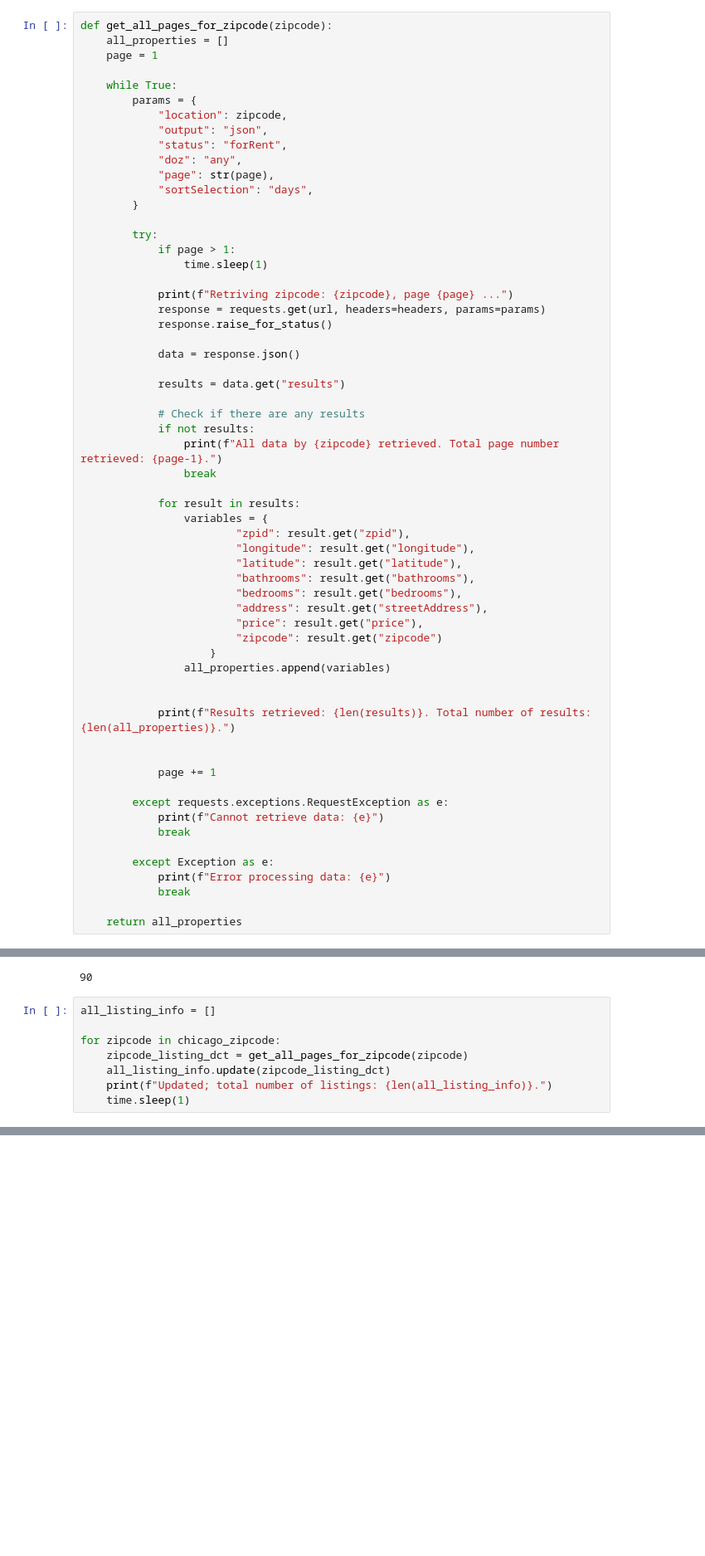
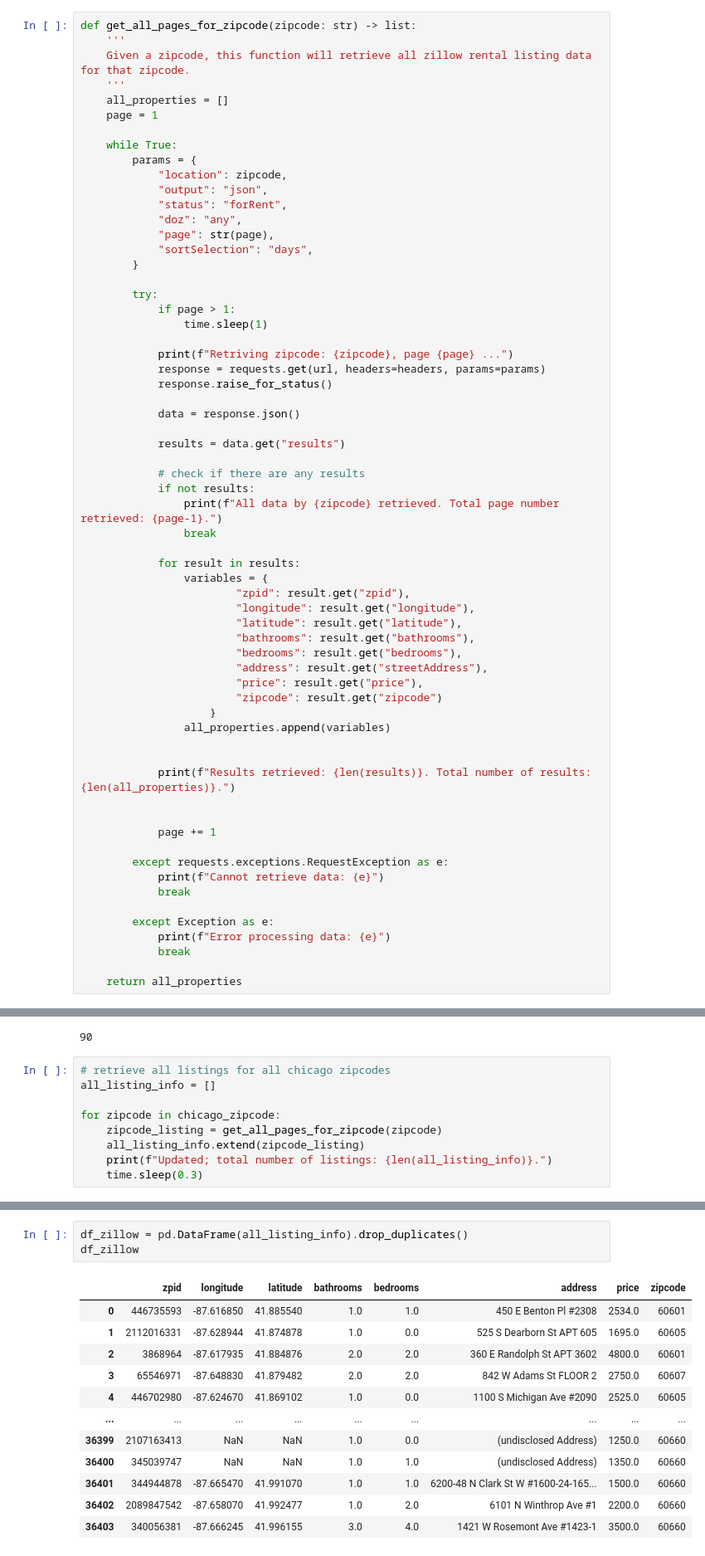
Before and after one commit to yiningYvette/Dollar_Hub, a Jupyter notebook: zillow-listing-data/zillow-data-scraper.ipynb, the cells around one changed output, grey strips where cells are left out. Shown at 83% size. Saved outputs shown, nothing was run; the diff lists cells and outputs as text; blank space fills up the shorter version.

```diff
--- a/zillow-listing-data/zillow-data-scraper.ipynb
+++ b/zillow-listing-data/zillow-data-scraper.ipynb
@@ -12,7 +12,10 @@ headers = {
 	"x-rapidapi-host": "zillow56.p.rapidapi.com"
 }
 # %%
-def get_all_pages_for_zipcode(zipcode):
+def get_all_pages_for_zipcode(zipcode: str) -> list:
+    '''
+    Given a zipcode, this function will retrieve all zillow rental listing data for that zipcode.
+    '''
     all_properties = []
     page = 1
 
@@ -38,7 +41,7 @@ def get_all_pages_for_zipcode(zipcode):
 
             results = data.get("results")
 
-            # Check if there are any results
+            # check if there are any results
             if not results:
                 print(f"All data by {zipcode} retrieved. Total page number retrieved: {page-1}.")
                 break
@@ -114,13 +131,14 @@ len(chicago_zipcode)
 # %% [output]
 90
 # %%
+# retrieve all listings for all chicago zipcodes
 all_listing_info = []
 
 for zipcode in chicago_zipcode:
-    zipcode_listing_dct = get_all_pages_for_zipcode(zipcode)
-    all_listing_info.update(zipcode_listing_dct)
+    zipcode_listing = get_all_pages_for_zipcode(zipcode)
+    all_listing_info.extend(zipcode_listing)
     print(f"Updated; total number of listings: {len(all_listing_info)}.")
-    time.sleep(1)
+    time.sleep(0.3)
 # %% [output]
 Retriving zipcode: 60693, page 1 ...
 Results retrieved: 1. Total number of results: 1.
@@ -142,0 +186,16 @@ KeyboardInterrupt:
+# %%
+df_zillow = pd.DataFrame(all_listing_info).drop_duplicates()
+df_zillow
+# %% [output]
+|  | zpid | longitude | latitude | bathrooms | bedrooms | address | price | zipcode |
+| 0 | 446735593 | -87.616850 | 41.885540 | 1.0 | 1.0 | 450 E Benton Pl #2308 | 2534.0 | 60601 |
+| 1 | 2112016331 | -87.628944 | 41.874878 | 1.0 | 0.0 | 525 S Dearborn St APT 605 | 1695.0 | 60605 |
+| 2 | 3868964 | -87.617935 | 41.884876 | 2.0 | 2.0 | 360 E Randolph St APT 3602 | 4800.0 | 60601 |
+| 3 | 65546971 | -87.648830 | 41.879482 | 2.0 | 2.0 | 842 W Adams St FLOOR 2 | 2750.0 | 60607 |
+| 4 | 446702980 | -87.624670 | 41.869102 | 1.0 | 0.0 | 1100 S Michigan Ave #2090 | 2525.0 | 60605 |
+| ... | ... | ... | ... | ... | ... | ... | ... | ... |
+| 36399 | 2107163413 | NaN | NaN | 1.0 | 0.0 | (undisclosed Address) | 1250.0 | 60660 |
+| 36400 | 345039747 | NaN | NaN | 1.0 | 1.0 | (undisclosed Address) | 1350.0 | 60660 |
+| 36401 | 344944878 | -87.665470 | 41.991070 | 1.0 | 1.0 | 6200-48 N Clark St W #1600-24-165... | 1500.0 | 60660 |
+| 36402 | 2089847542 | -87.658070 | 41.992477 | 1.0 | 2.0 | 6101 N Winthrop Ave #1 | 2200.0 | 60660 |
+| 36403 | 340056381 | -87.666245 | 41.996155 | 3.0 | 4.0 | 1421 W Rosemont Ave #1423-1 | 3500.0 | 60660 |
```
Also changed, not shown: parts of 12 cells of this notebook.
